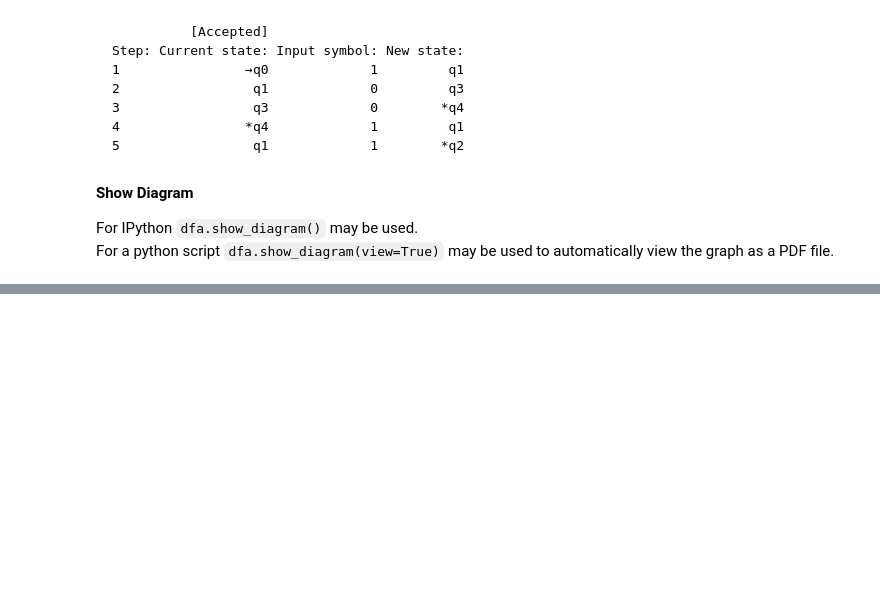
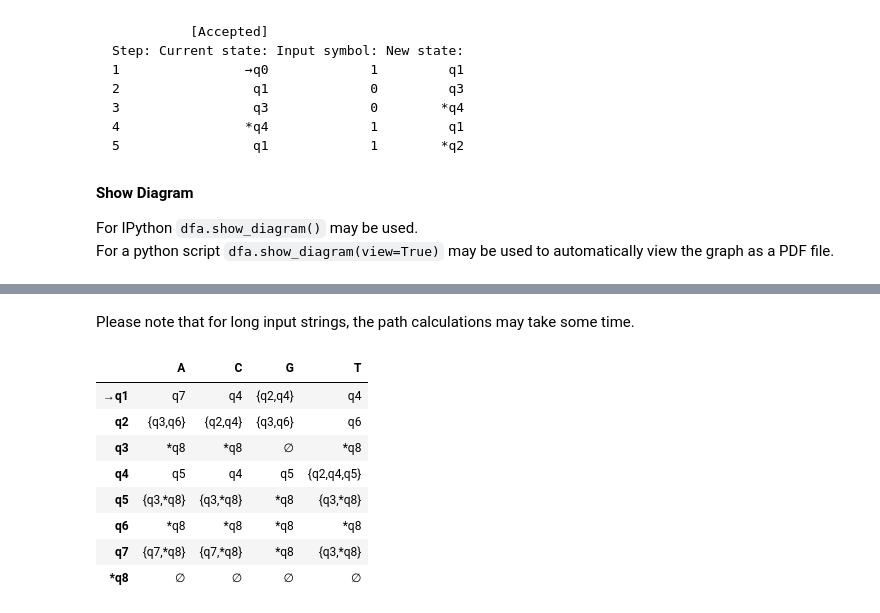
Before and after one commit to lewiuberg/visual-automata, a Jupyter notebook: README.ipynb, the cells around one changed output, grey strips where cells are left out. Drawn from its saved outputs; the diff is of its cells as text; code cells hidden in the pictures; blank space fills up the shorter version.

```diff
--- a/README.ipynb
+++ b/README.ipynb
@@ -259,0 +471,31 @@ dfa.show_diagram("10011")
+# %% [markdown]
+Please note that for long input strings, the path calculations may take some time.
+# %%
+big_nfa = VisualNFA(
+    states={"q1", "q2", "q3", "q4", "q5", "q6", "q7", "q8"},
+    input_symbols={"A", "C", "G", "T"},
+    transitions={
+        "q1": {"A": {"q7"}, "C": {"q4"}, "G": {"q4", "q2"}, "T": {"q4"}},
+        "q2": {"A": {"q3", "q6"}, "C": {"q2", "q4"}, "G": {"q3", "q6"}, "T": {"q6"}},
+        "q3": {"A": {"q8"}, "C": {"q8"}, "T": {"q8"}},
+        "q4": {"A": {"q5"}, "C": {"q4"}, "G": {"q5"}, "T": {"q2", "q4", "q5"}},
+        "q5": {"A": {"q3", "q8"}, "C": {"q3", "q8"}, "G": {"q8"}, "T": {"q3", "q8"}},
+        "q6": {"A": {"q8"}, "C": {"q8"}, "G": {"q8"}, "T": {"q8"}},
+        "q7": {"A": {"q7", "q8"}, "C": {"q7", "q8"}, "G": {"q8"}, "T": {"q3", "q8"}},
+        "q8": {},
+    },
+    initial_state="q1",
+    final_states={"q8"},
+)
+# %%
+big_nfa.table
+# %% [output]
+|  | A | C | G | T |
+| →q1 | q7 | q4 | {q2,q4} | q4 |
+| q2 | {q3,q6} | {q2,q4} | {q3,q6} | q6 |
+| q3 | *q8 | *q8 | ∅ | *q8 |
+| q4 | q5 | q4 | q5 | {q2,q4,q5} |
+| q5 | {q3,*q8} | {q3,*q8} | *q8 | {q3,*q8} |
+| q6 | *q8 | *q8 | *q8 | *q8 |
+| q7 | {q7,*q8} | {q7,*q8} | *q8 | {q3,*q8} |
+| *q8 | ∅ | ∅ | ∅ | ∅ |
```
Also changed, not shown: parts of 43 cells of this notebook, 9 other files.
